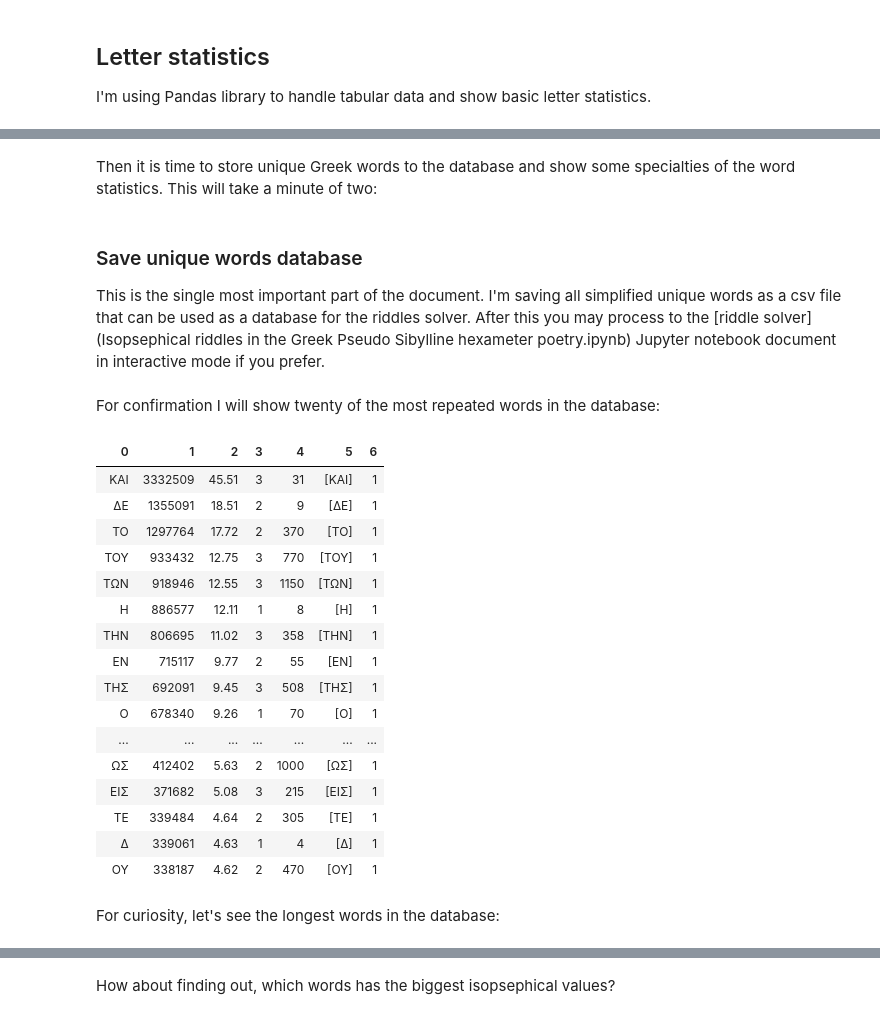
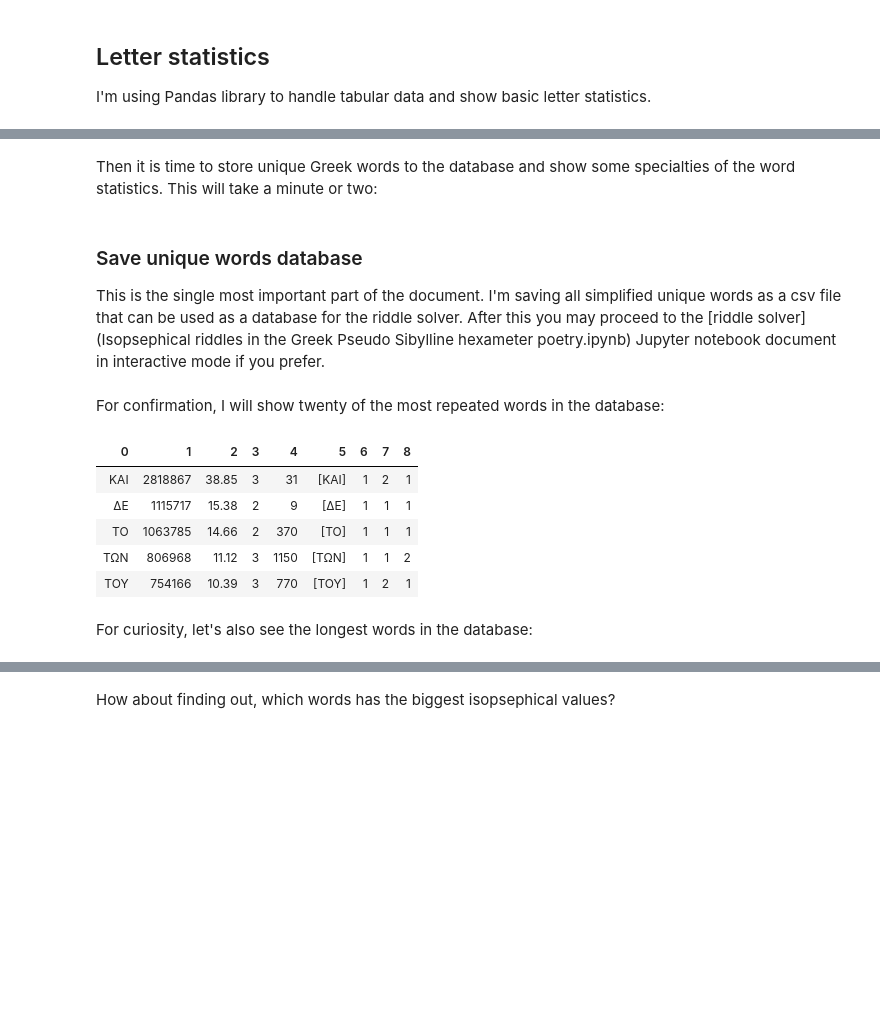
Before and after one commit to markomanninen/grcriddles, a Jupyter notebook: Processing Greek corpora for the isopsehical riddle solver.ipynb, the cells around one changed output, grey strips where cells are left out. Saved outputs shown, nothing was run; the diff lists cells and outputs as text; code cells hidden in the pictures; blank space fills up the shorter version.

Commit message:
updated processing
using temp perseus dir now

```diff
--- a/Processing Greek corpora for the isopsehical riddle solver.ipynb
+++ b/Processing Greek corpora for the isopsehical riddle solver.ipynb
@@ -73,15 +71,21 @@ Note, that one can download and extract `greek_text_first1kgreek` directly from
 # %%
 from functions import path, joinpaths, copy, dirt
 
-# copy all suitable greek text files from the source dir to the destination work dir
-if not path.isdir(path.join(dirt, "greek_text_tlg")):
-    src = joinpaths(dirt, ["greek_text_first1kgreek", "data"])
-    dst = joinpaths(dirt, ["greek_text_tlg"])
-    print("Copying %s -> %s" % (src, dst))
-    try:
-        copy(src, dst)
-    except Exception as e:
-        print(e)
-else:
-    print(path.join(dirt, "greek_text_tlg"), "already exists, lets roll on!")
+def copy_corpora(src, dst):
+    # copy all suitable greek text files from the source dir to the destination work dir
+    if not path.isdir(path.join(dirt, dst)):
+        source = joinpaths(dirt, [src, "data" if src == "greek_text_first1kgreek" else ""])
+        destination = joinpaths(dirt, [dst])
+        print("Copying %s -> %s" % (source, destination))
+        try:
+            copy(source, destination)
+            pass
+        except Exception as e:
+            print(e)
+    else:
+        print(path.join(dirt, dst), "already exists, lets roll on!")
+
+for item in [["greek_text_first1kgreek", "greek_text_tlg"],
+             ["greek_text_perseus", "greek_text_prs"]]:
+    copy_corpora(*item)
 # %% [output]
@@ -100,7 +105,7 @@ Extracted content is saved to the author/work based directories. Also simplified
 from functions import init_corpora
 
 # init corpora list
-corporas = ["greek_text_perseus", "greek_text_tlg"]
+corporas = ["greek_text_prs", "greek_text_tlg"]
 
 greek_corpora_x = init_corpora(corporas)
 print("%s files found" % len(greek_corpora_x))
@@ -272,9 +283,9 @@ Uncomment next part to output a new fresh graph from Plotly:
 # embed plotly graphs
 #tls.embed("https://plot.ly/~MarkoManninen/8/")
 # %% [markdown]
-Then it is time to store unique Greek words to the database and show some specialties of the word statistics. This will take a minute of two:
+Then it is time to store unique Greek words to the database and show some specialties of the word statistics. This will take a minute or two:
 # %%
-from functions import syllabify, Abnum, greek
+from functions import syllabify, Abnum, greek, vowels
 
 # greek abnum object for calculating isopsephical value
 g = Abnum(greek)
@@ -301,39 +312,32 @@ df[4] = df[0].apply(lambda x: g.value(x))
 df[5] = df[0].apply(lambda x: syllabify(x))
 # add length of the syllables column
 df[6] = df[5].apply(lambda x: len(x))
+# count vowels in the word
+df[7] = df[0].apply(lambda x: sum(list(x.count(c) for c in vowels)))
+# count consonants in the word
+df[8] = df[0].apply(lambda x: len(x) - sum(list(x.count(c) for c in vowels)))
 # %% [markdown]
 ### Save unique words database
 
-This is the single most important part of the document. I'm saving all simplified unique words as a csv file that can be used as a database for the riddles solver. After this you may process to the [riddle solver](Isopsephical riddles in the Greek Pseudo Sibylline hexameter poetry.ipynb) Jupyter notebook document in interactive mode if you prefer.
+This is the single most important part of the document. I'm saving all simplified unique words as a csv file that can be used as a database for the riddle solver. After this you may proceed to the [riddle solver](Isopsephical riddles in the Greek Pseudo Sibylline hexameter poetry.ipynb) Jupyter notebook document in interactive mode if you prefer.
 # %%
 from functions import csv_file_name, syllabify, Abnum, greek
 df.to_csv(csv_file_name, header=False, index=False, encoding='utf-8')
 # %% [markdown]
-For confirmation I will show twenty of the most repeated words in the database:
+For confirmation, I will show twenty of the most repeated words in the database:
 # %%
 from functions import display_html
 # use to_html and index=False to hide index column
-display_html(df.sort_values(1, ascending=False).head(n=20).to_html(index=False), raw=True)
+display_html(df.sort_values(1, ascending=False).head(n=5).to_html(index=False), raw=True)
 # %% [output]
-| 0 | 1 | 2 | 3 | 4 | 5 | 6 |
-| ΚΑΙ | 3332509 | 45.51 | 3 | 31 | [ΚΑΙ] | 1 |
-| ΔΕ | 1355091 | 18.51 | 2 | 9 | [ΔΕ] | 1 |
-| ΤΟ | 1297764 | 17.72 | 2 | 370 | [ΤΟ] | 1 |
-| ΤΟΥ | 933432 | 12.75 | 3 | 770 | [ΤΟΥ] | 1 |
-| ΤΩΝ | 918946 | 12.55 | 3 | 1150 | [ΤΩΝ] | 1 |
-| Η | 886577 | 12.11 | 1 | 8 | [Η] | 1 |
-| ΤΗΝ | 806695 | 11.02 | 3 | 358 | [ΤΗΝ] | 1 |
-| ΕΝ | 715117 | 9.77 | 2 | 55 | [ΕΝ] | 1 |
-| ΤΗΣ | 692091 | 9.45 | 3 | 508 | [ΤΗΣ] | 1 |
-| Ο | 678340 | 9.26 | 1 | 70 | [Ο] | 1 |
-| ... | ... | ... | ... | ... | ... | ... |
-| ΩΣ | 412402 | 5.63 | 2 | 1000 | [ΩΣ] | 1 |
-| ΕΙΣ | 371682 | 5.08 | 3 | 215 | [ΕΙΣ] | 1 |
-| ΤΕ | 339484 | 4.64 | 2 | 305 | [ΤΕ] | 1 |
-| Δ | 339061 | 4.63 | 1 | 4 | [Δ] | 1 |
-| ΟΥ | 338187 | 4.62 | 2 | 470 | [ΟΥ] | 1 |
+| 0 | 1 | 2 | 3 | 4 | 5 | 6 | 7 | 8 |
+| ΚΑΙ | 2818867 | 38.85 | 3 | 31 | [ΚΑΙ] | 1 | 2 | 1 |
+| ΔΕ | 1115717 | 15.38 | 2 | 9 | [ΔΕ] | 1 | 1 | 1 |
+| ΤΟ | 1063785 | 14.66 | 2 | 370 | [ΤΟ] | 1 | 1 | 1 |
+| ΤΩΝ | 806968 | 11.12 | 3 | 1150 | [ΤΩΝ] | 1 | 1 | 2 |
+| ΤΟΥ | 754166 | 10.39 | 3 | 770 | [ΤΟΥ] | 1 | 2 | 1 |
 # %% [markdown]
-For curiosity, let's see the longest words in the database:
+For curiosity, let's also see the longest words in the database:
 # %%
 from functions import HTML
 l = df.sort_values(3, ascending=False).head(n=20)
```
Also changed, not shown: parts of 28 cells of this notebook.
